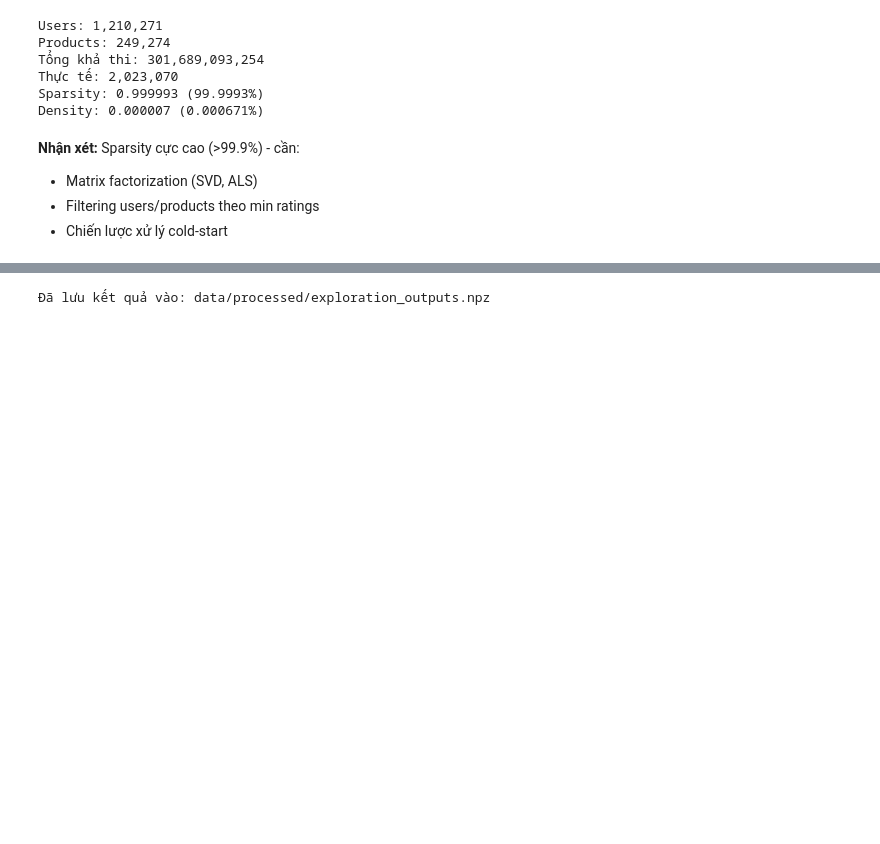
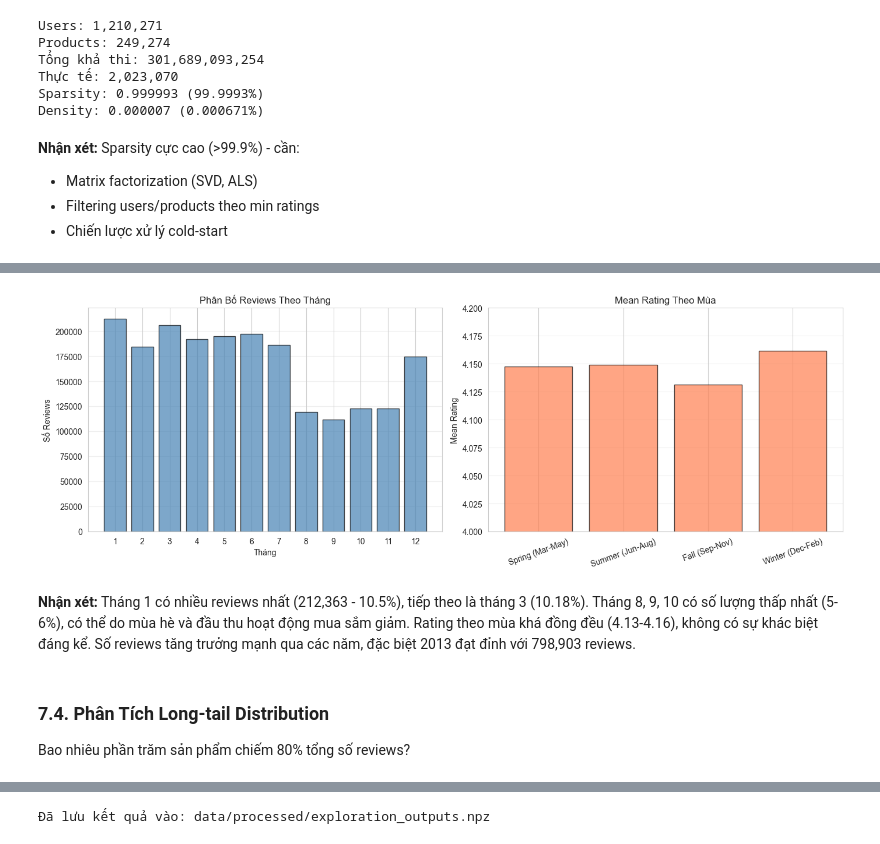
Before and after one commit to PhamPhuHoa-23/LTDS_Amazon_Ratings, a Jupyter notebook: notebooks/01_data_exploration.ipynb, the cells around one changed output, grey strips where cells are left out. Drawn from its saved outputs; the diff is of its cells as text; code cells hidden in the pictures; blank space fills up the shorter version.

```diff
--- a/notebooks/01_data_exploration.ipynb
+++ b/notebooks/01_data_exploration.ipynb
@@ -255,0 +448,17 @@ Density: 0.000007 (0.000671%)
+# %%
+seasons = {
+    'Spring (Mar-May)': np.isin(months, [3, 4, 5]),
+    'Summer (Jun-Aug)': np.isin(months, [6, 7, 8]),
+    'Fall (Sep-Nov)': np.isin(months, [9, 10, 11]),
+    'Winter (Dec-Feb)': np.isin(months, [12, 1, 2])
+}
+
+print("Phân tích theo mùa:")
+for season_name, mask in seasons.items():
+    season_ratings = ratings[mask]
+    print(f"{season_name}:")
+    print(f"  Số ratings: {len(season_ratings):,} ({len(season_ratings)/len(ratings)*100:.1f}%)")
+    print(f"  Mean rating: {np.mean(season_ratings):.4f}")
+    print(f"  Median rating: {np.median(season_ratings):.1f}")
+    print(f"  Std rating: {np.std(season_ratings):.4f}")
+    print()
@@ -255,0 +483,31 @@ Density: 0.000007 (0.000671%)
+# %%
+fig, (ax1, ax2) = plt.subplots(1, 2, figsize=(14, 5))
+
+month_counts = [np.sum(months == m) for m in range(1, 13)]
+ax1.bar(range(1, 13), month_counts, color='steelblue', alpha=0.7, edgecolor='black')
+ax1.set_xlabel('Tháng')
+ax1.set_ylabel('Số Reviews')
+ax1.set_title('Phân Bố Reviews Theo Tháng')
+ax1.set_xticks(range(1, 13))
+ax1.grid(axis='y', alpha=0.3)
+
+season_names = list(seasons.keys())
+season_means = [np.mean(ratings[mask]) for mask in seasons.values()]
+
+ax2.bar(season_names, season_means, color='coral', alpha=0.7, edgecolor='black')
+ax2.set_ylabel('Mean Rating')
+ax2.set_title('Mean Rating Theo Mùa')
+ax2.set_ylim([4.0, 4.2])
+ax2.tick_params(axis='x', rotation=20)
+ax2.grid(axis='y', alpha=0.3)
+
+plt.tight_layout()
+plt.show()
+# %% [output]
+[figure, added]
+# %% [markdown]
+**Nhận xét:** Tháng 1 có nhiều reviews nhất (212,363 - 10.5%), tiếp theo là tháng 3 (10.18%). Tháng 8, 9, 10 có số lượng thấp nhất (5-6%), có thể do mùa hè và đầu thu hoạt động mua sắm giảm. Rating theo mùa khá đồng đều (4.13-4.16), không có sự khác biệt đáng kể. Số reviews tăng trưởng mạnh qua các năm, đặc biệt 2013 đạt đỉnh với 798,903 reviews.
+# %% [markdown]
+### 7.4. Phân Tích Long-tail Distribution
+
+Bao nhiêu phần trăm sản phẩm chiếm 80% tổng số reviews?
```
Also changed, not shown: parts of 16 cells of this notebook, 10 other files.
